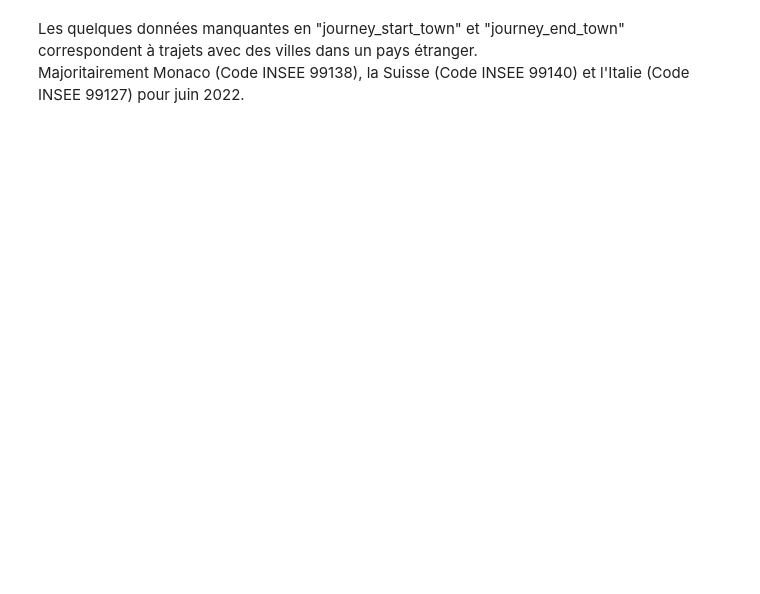
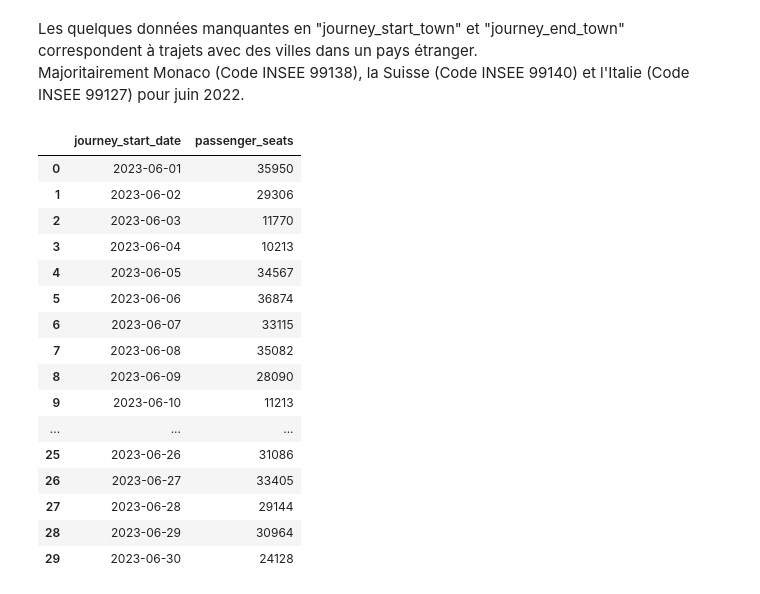
Before and after one commit to mattcln/voyages_covoit_fr, a Jupyter notebook: exploration/historic_explo.ipynb, the cells around one changed output. Saved outputs shown, nothing was run; the diff lists cells and outputs as text; code cells hidden in the pictures; blank space fills up the shorter version.

```diff
--- a/exploration/historic_explo.ipynb
+++ b/exploration/historic_explo.ipynb
@@ -114,7 +160,7 @@ Si le trajet est incité ou non par un opérateur ou une campagne paramétrée s
 colonne_a_garder = [
     "journey_id",
     "trip_id",
-    "journey_start_datetime",
+    "journey_start_date",
     "journey_start_insee",
     "journey_start_town",
     "journey_end_insee",
@@ -134,3 +213,23 @@ df[df["journey_start_town"].isna()]["journey_start_insee"].value_counts()
 # %% [markdown]
 Les quelques données manquantes en "journey_start_town" et "journey_end_town" correspondent à trajets avec des villes dans un pays étranger.
 Majoritairement Monaco (Code INSEE 99138), la Suisse (Code INSEE 99140) et l'Italie (Code INSEE 99127) pour juin 2022.
+# %%
+df.groupby(["journey_start_date"])["passenger_seats"].sum().reset_index()
+# %% [output]
+|  | journey_start_date | passenger_seats |
+| 0 | 2023-06-01 | 35950 |
+| 1 | 2023-06-02 | 29306 |
+| 2 | 2023-06-03 | 11770 |
+| 3 | 2023-06-04 | 10213 |
+| 4 | 2023-06-05 | 34567 |
+| 5 | 2023-06-06 | 36874 |
+| 6 | 2023-06-07 | 33115 |
+| 7 | 2023-06-08 | 35082 |
+| 8 | 2023-06-09 | 28090 |
+| 9 | 2023-06-10 | 11213 |
+| ... | ... | ... |
+| 25 | 2023-06-26 | 31086 |
+| 26 | 2023-06-27 | 33405 |
+| 27 | 2023-06-28 | 29144 |
+| 28 | 2023-06-29 | 30964 |
+| 29 | 2023-06-30 | 24128 |
```
Also changed, not shown: parts of 9 cells of this notebook, 2 other files.
